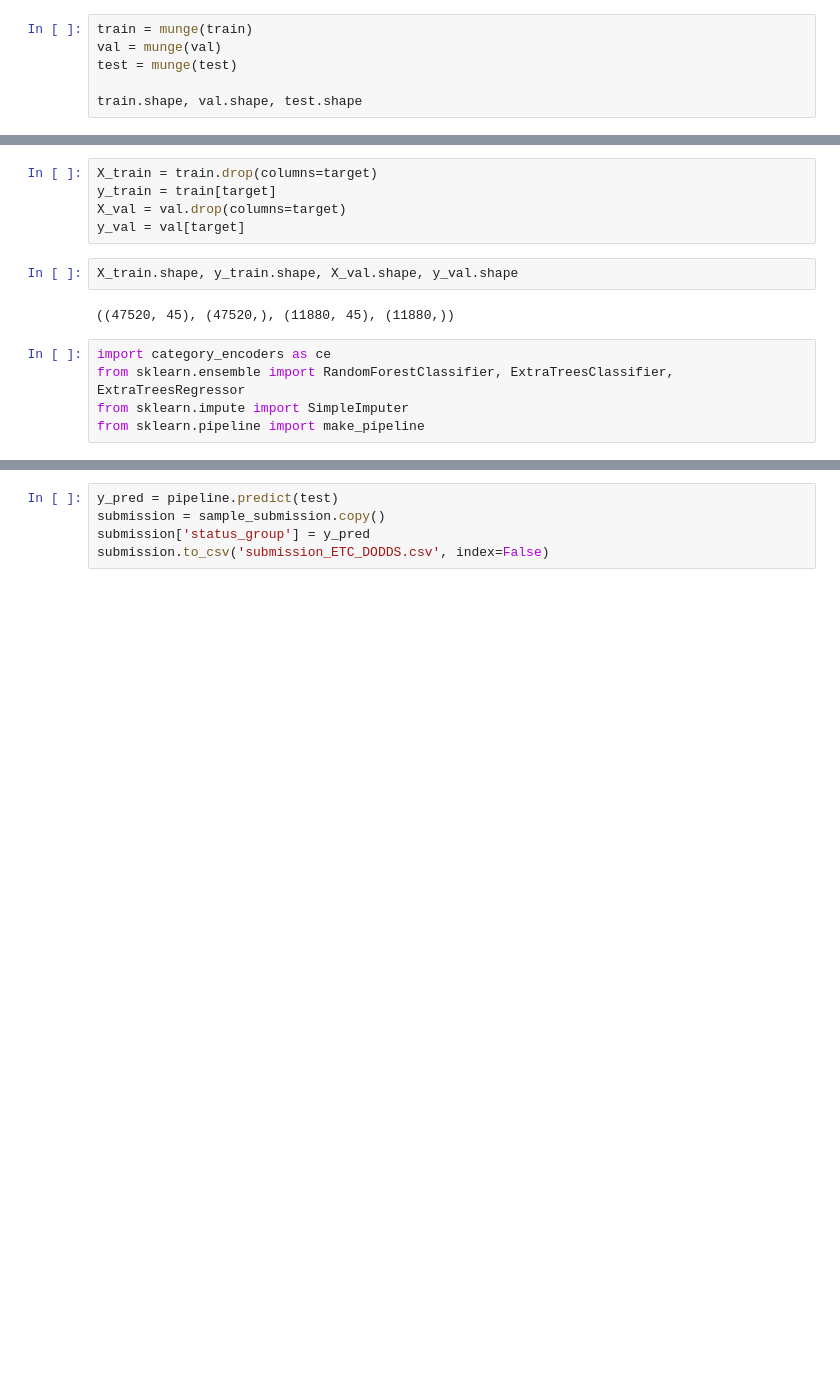
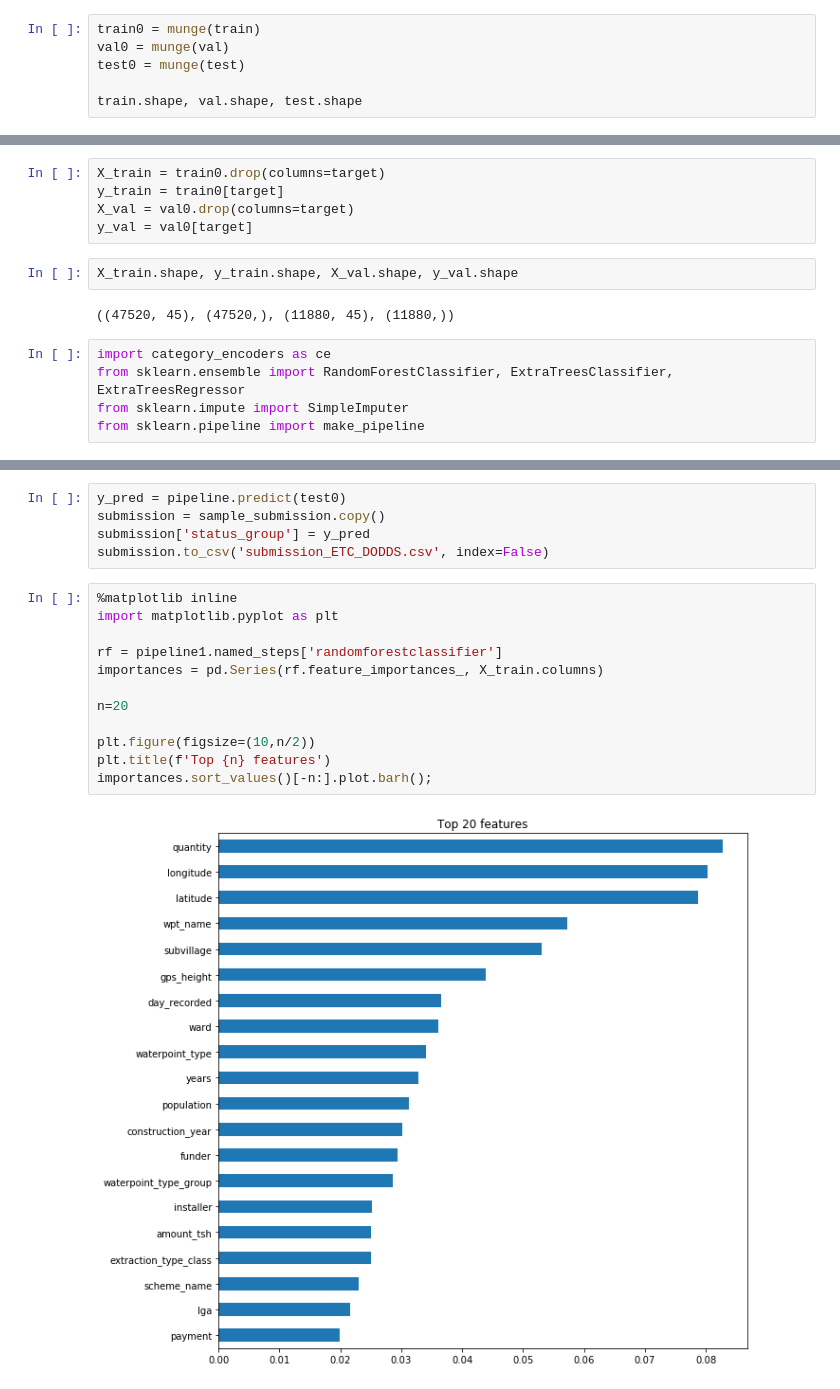
Before and after one commit to ddodds42/DS-Unit-2-Kaggle-Challenge, a Jupyter notebook: module2-random-forests/DAVID_DODDS_LS_DS_222_assignment.ipynb, the cells around one changed output, grey strips where cells are left out. Cells and saved outputs as stored; diff of their text form; blank space fills up the shorter version.

Commit message:
Visualized feature importances

```diff
--- a/module2-random-forests/DAVID_DODDS_LS_DS_222_assignment.ipynb
+++ b/module2-random-forests/DAVID_DODDS_LS_DS_222_assignment.ipynb
@@ -64,9 +64,9 @@ def munge(df):
   df['years_MISSING'] = df['years'].isnull()
   return df
 # %%
-train = munge(train)
-val = munge(val)
-test = munge(test)
+train0 = munge(train)
+val0 = munge(val)
+test0 = munge(test)
 
 train.shape, val.shape, test.shape
 # %% [output]
@@ -74,8 +74,8 @@ train.shape, val.shape, test.shape
 # %%
-X_train = train.drop(columns=target)
-y_train = train[target]
-X_val = val.drop(columns=target)
-y_val = val[target]
+X_train = train0.drop(columns=target)
+y_train = train0[target]
+X_val = val0.drop(columns=target)
+y_val = val0[target]
 # %%
 X_train.shape, y_train.shape, X_val.shape, y_val.shape
 # %% [output]
@@ -117,8 +115,22 @@ submission = sample_submission.copy()
 submission['status_group'] = y_pred1
 submission.to_csv('submission_RFC_DODDS.csv', index=False)
 # %%
-y_pred = pipeline.predict(test)
+y_pred = pipeline.predict(test0)
 submission = sample_submission.copy()
 submission['status_group'] = y_pred
 submission.to_csv('submission_ETC_DODDS.csv', index=False)
+# %%
+%matplotlib inline
+import matplotlib.pyplot as plt
+
+rf = pipeline1.named_steps['randomforestclassifier']
+importances = pd.Series(rf.feature_importances_, X_train.columns)
+
+n=20
+
+plt.figure(figsize=(10,n/2))
+plt.title(f'Top {n} features')
+importances.sort_values()[-n:].plot.barh();
+# %% [output]
+[figure, added]
 # %% [markdown]
```
Also changed, not shown: parts of 5 cells of this notebook, 2 other files.
